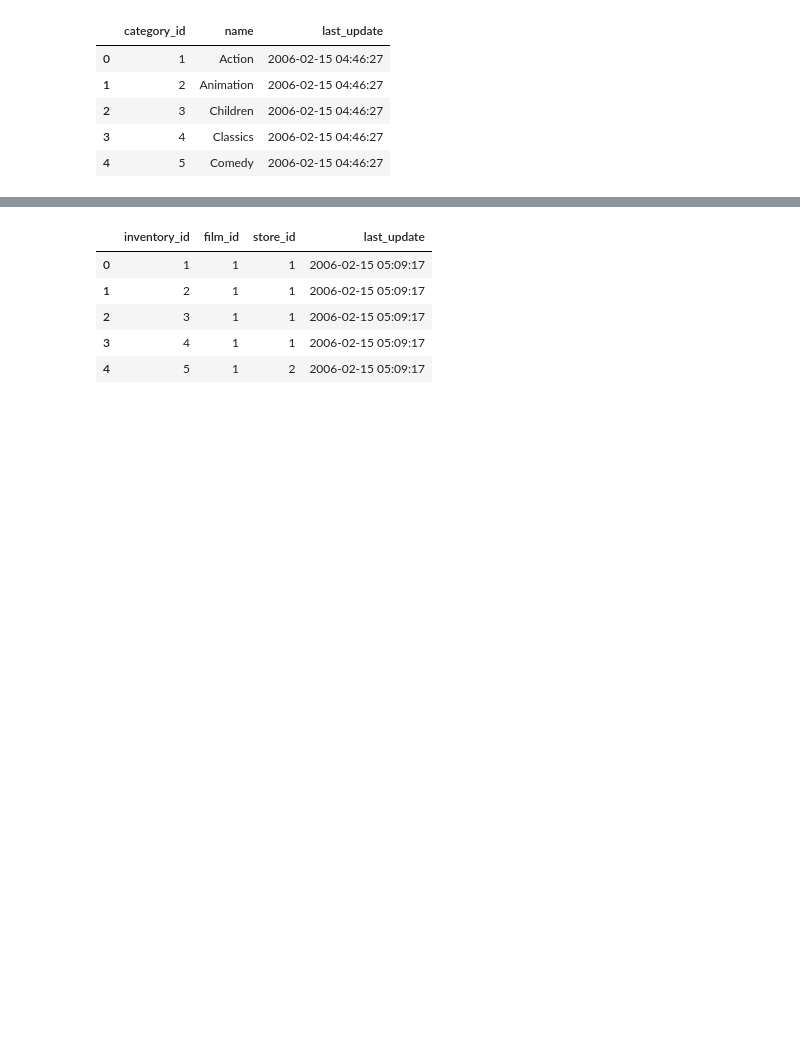
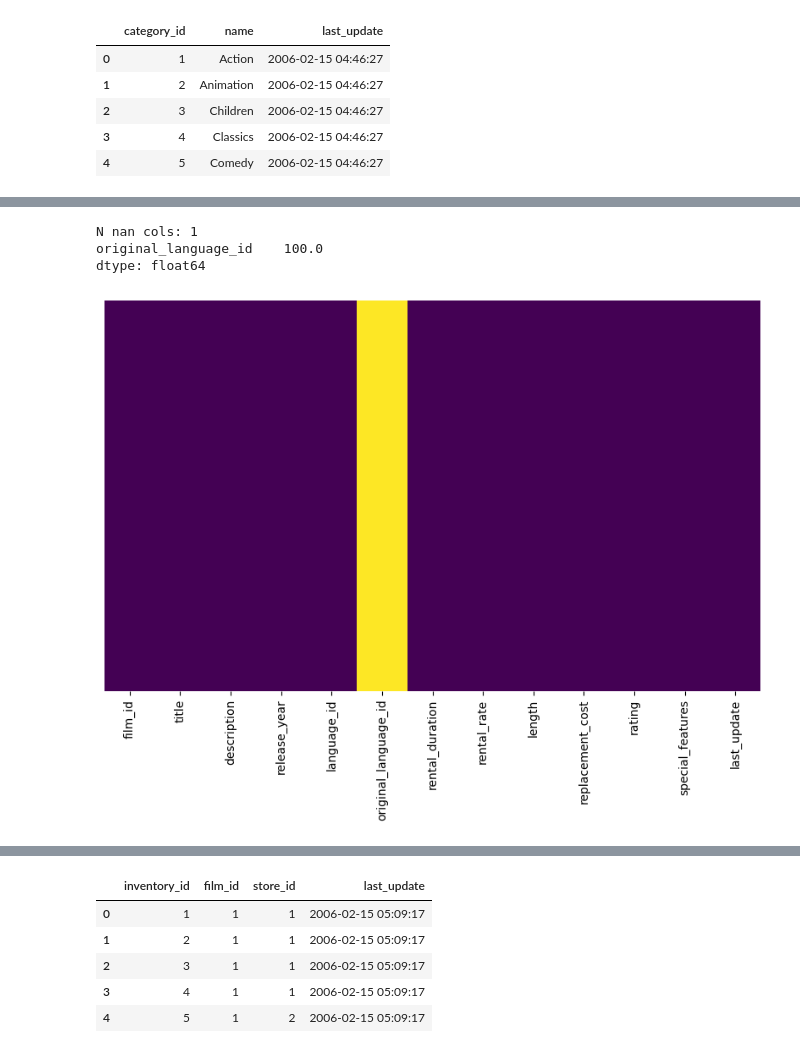
Before and after one commit to LeoBulcsu/8Films_Rental_DataBase, a Jupyter notebook: jn/8Films_Renta_DATACLEANING.ipynb, the cells around one changed output, grey strips where cells are left out. Saved outputs shown, nothing was run; the diff lists cells and outputs as text; code cells hidden in the pictures; blank space fills up the shorter version.

```diff
--- a/jn/8Films_Renta_DATACLEANING.ipynb
+++ b/jn/8Films_Renta_DATACLEANING.ipynb
@@ -47,3 +250,10 @@ filmdf.head()
 | 2 | 3 | ADAPTATION HOLES | A Astounding Reflection of a Lumb... | 2006 | 1 | NaN | 7 | ... |
 | 3 | 4 | AFFAIR PREJUDICE | A Fanciful Documentary of a Frisb... | 2006 | 1 | NaN | 5 | ... |
 | 4 | 5 | AFRICAN EGG | A Fast-Paced Documentary of a Pas... | 2006 | 1 | NaN | 6 | ... |
+# %%
+ckna(filmdf)
+# %% [output]
+N nan cols: 1
+original_language_id    100.0
+dtype: float64
+[figure, added]
```
Also changed, not shown: parts of 54 cells of this notebook.
